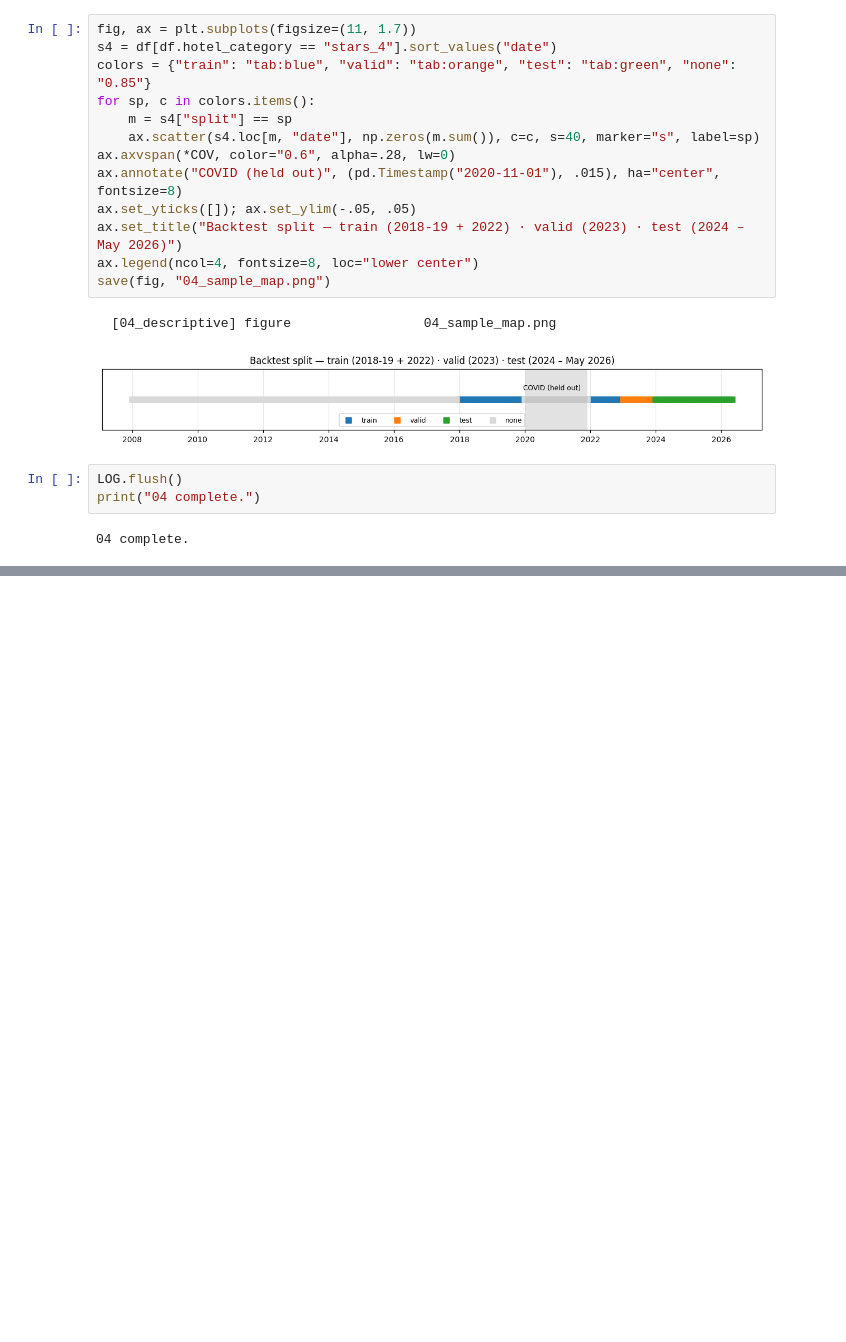
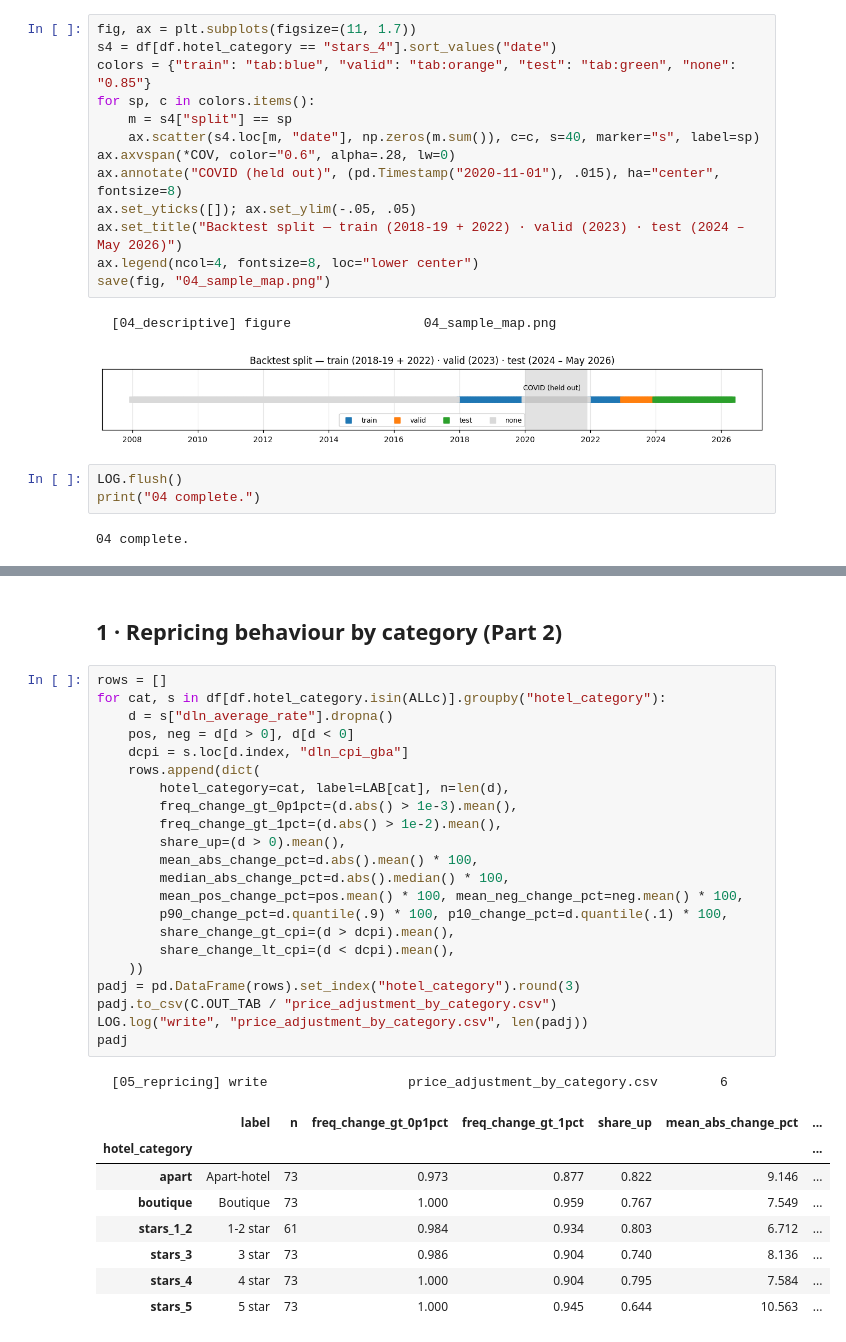
Before and after one commit to jagan010101/argentina-hotels, a Jupyter notebook: 02_inflation_and_repricing.ipynb, the cells around one changed output, grey strips where cells are left out. Drawn from its saved outputs; the diff is of its cells as text; blank space fills up the shorter version.

```diff
--- a/04_descriptive_inflation_story.ipynb
+++ b/02_inflation_and_repricing.ipynb
@@ -196,0 +267,34 @@ print("04 complete.")
+# %% [markdown]
+## 1 · Repricing behaviour by category  (Part 2)
+# %%
+rows = []
+for cat, s in df[df.hotel_category.isin(ALLc)].groupby("hotel_category"):
+    d = s["dln_average_rate"].dropna()
+    pos, neg = d[d > 0], d[d < 0]
+    dcpi = s.loc[d.index, "dln_cpi_gba"]
+    rows.append(dict(
+        hotel_category=cat, label=LAB[cat], n=len(d),
+        freq_change_gt_0p1pct=(d.abs() > 1e-3).mean(),
+        freq_change_gt_1pct=(d.abs() > 1e-2).mean(),
+        share_up=(d > 0).mean(),
+        mean_abs_change_pct=d.abs().mean() * 100,
+        median_abs_change_pct=d.abs().median() * 100,
+        mean_pos_change_pct=pos.mean() * 100, mean_neg_change_pct=neg.mean() * 100,
+        p90_change_pct=d.quantile(.9) * 100, p10_change_pct=d.quantile(.1) * 100,
+        share_change_gt_cpi=(d > dcpi).mean(),
+        share_change_lt_cpi=(d < dcpi).mean(),
+    ))
+padj = pd.DataFrame(rows).set_index("hotel_category").round(3)
+padj.to_csv(C.OUT_TAB / "price_adjustment_by_category.csv")
+LOG.log("write", "price_adjustment_by_category.csv", len(padj))
+padj
+# %% [output]
+  [05_repricing] write                  price_adjustment_by_category.csv        6
+|  | label | n | freq_change_gt_0p1pct | freq_change_gt_1pct | share_up | mean_abs_change_pct | ... |
+| hotel_category |  |  |  |  |  |  | ... |
+| apart | Apart-hotel | 73 | 0.973 | 0.877 | 0.822 | 9.146 | ... |
+| boutique | Boutique | 73 | 1.000 | 0.959 | 0.767 | 7.549 | ... |
+| stars_1_2 | 1-2 star | 61 | 0.984 | 0.934 | 0.803 | 6.712 | ... |
+| stars_3 | 3 star | 73 | 0.986 | 0.904 | 0.740 | 8.136 | ... |
+| stars_4 | 4 star | 73 | 1.000 | 0.904 | 0.795 | 7.584 | ... |
+| stars_5 | 5 star | 73 | 1.000 | 0.945 | 0.644 | 10.563 | ... |
```
Also changed, not shown: parts of 19 cells of this notebook, 17 other files.
